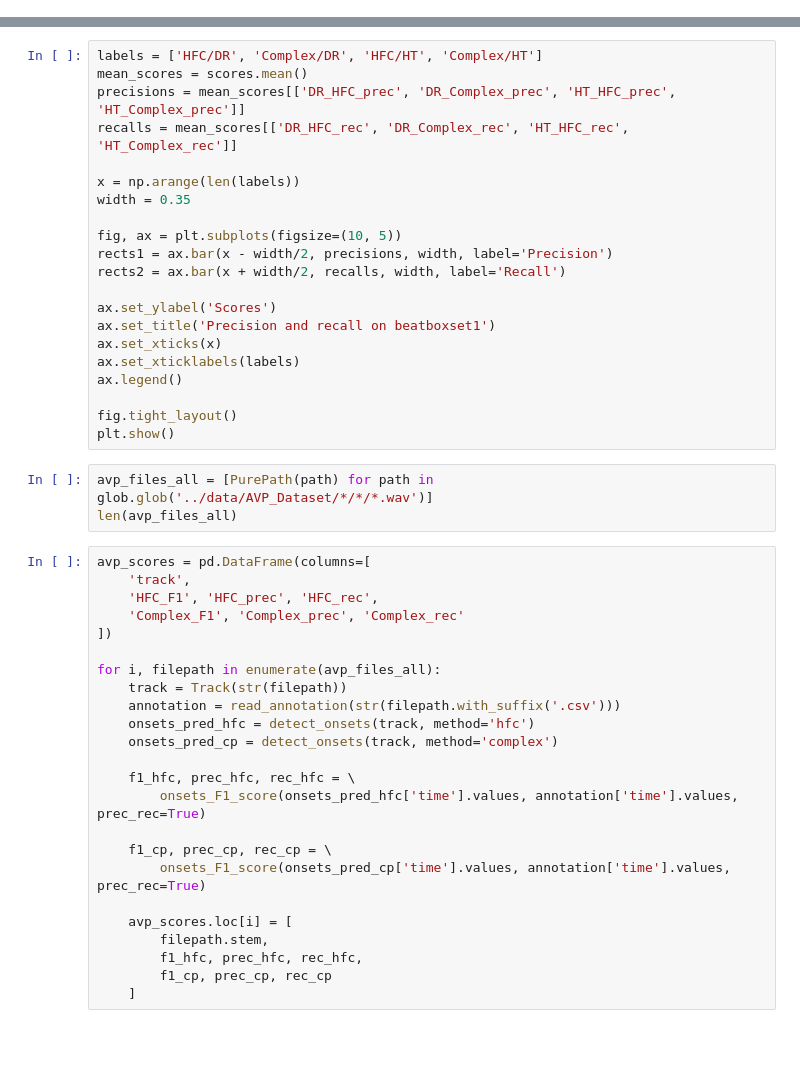
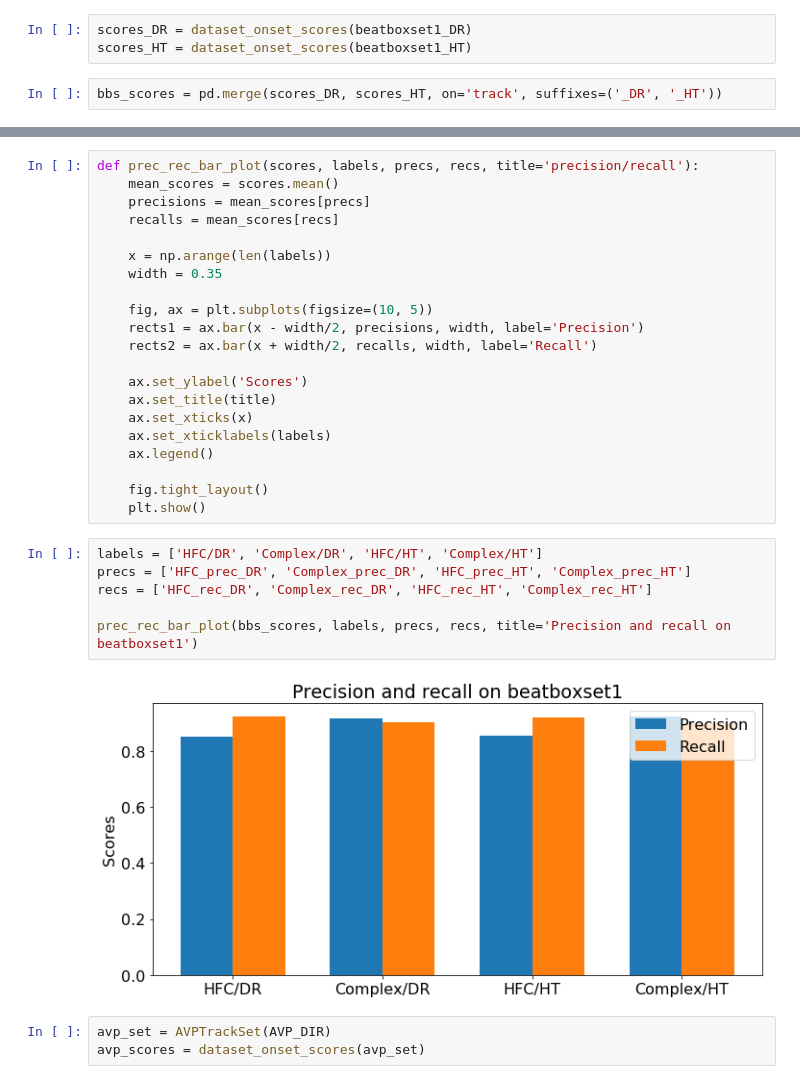
Before and after one commit to flyingleafe/vxs-vpt, a Jupyter notebook: notebooks/Experiments.ipynb, the cells around one changed output, grey strips where cells are left out. Cells and saved outputs as stored; diff of their text form; blank space fills up the shorter version.

```diff
--- a/notebooks/Experiments.ipynb
+++ b/notebooks/Experiments.ipynb
@@ -183,0 +87,5 @@ scores
+# %%
+scores_DR = dataset_onset_scores(beatboxset1_DR)
+scores_HT = dataset_onset_scores(beatboxset1_HT)
+# %%
+bbs_scores = pd.merge(scores_DR, scores_HT, on='track', suffixes=('_DR', '_HT'))
@@ -190,48 +140,32 @@ scores.std()
 # %%
-labels = ['HFC/DR', 'Complex/DR', 'HFC/HT', 'Complex/HT']
-mean_scores = scores.mean()
-precisions = mean_scores[['DR_HFC_prec', 'DR_Complex_prec', 'HT_HFC_prec', 'HT_Complex_prec']]
-recalls = mean_scores[['DR_HFC_rec', 'DR_Complex_rec', 'HT_HFC_rec', 'HT_Complex_rec']]
+def prec_rec_bar_plot(scores, labels, precs, recs, title='precision/recall'):
+    mean_scores = scores.mean()
+    precisions = mean_scores[precs]
+    recalls = mean_scores[recs]
 
-x = np.arange(len(labels))
-width = 0.35
+    x = np.arange(len(labels))
+    width = 0.35
 
-fig, ax = plt.subplots(figsize=(10, 5))
-rects1 = ax.bar(x - width/2, precisions, width, label='Precision')
-rects2 = ax.bar(x + width/2, recalls, width, label='Recall')
+    fig, ax = plt.subplots(figsize=(10, 5))
+    rects1 = ax.bar(x - width/2, precisions, width, label='Precision')
+    rects2 = ax.bar(x + width/2, recalls, width, label='Recall')
 
-ax.set_ylabel('Scores')
-ax.set_title('Precision and recall on beatboxset1')
-ax.set_xticks(x)
-ax.set_xticklabels(labels)
-ax.legend()
+    ax.set_ylabel('Scores')
+    ax.set_title(title)
+    ax.set_xticks(x)
+    ax.set_xticklabels(labels)
+    ax.legend()
 
-fig.tight_layout()
-plt.show()
+    fig.tight_layout()
+    plt.show()
-# %%
-avp_files_all = [PurePath(path) for path in glob.glob('../data/AVP_Dataset/*/*/*.wav')]
-len(avp_files_all)
-# %%
-avp_scores = pd.DataFrame(columns=[
-    'track',
-    'HFC_F1', 'HFC_prec', 'HFC_rec',
-    'Complex_F1', 'Complex_prec', 'Complex_rec'
-])
-
-for i, filepath in enumerate(avp_files_all):
-    track = Track(str(filepath))
-    annotation = read_annotation(str(filepath.with_suffix('.csv')))
-    onsets_pred_hfc = detect_onsets(track, method='hfc')
-    onsets_pred_cp = detect_onsets(track, method='complex')
-
-    f1_hfc, prec_hfc, rec_hfc = \
-        onsets_F1_score(onsets_pred_hfc['time'].values, annotation['time'].values, prec_rec=True)
-
-    f1_cp, prec_cp, rec_cp = \
-        onsets_F1_score(onsets_pred_cp['time'].values, annotation['time'].values, prec_rec=True)
-
-    avp_scores.loc[i] = [
-        filepath.stem,
-        f1_hfc, prec_hfc, rec_hfc,
-        f1_cp, prec_cp, rec_cp
-    ]
+# %%
+labels = ['HFC/DR', 'Complex/DR', 'HFC/HT', 'Complex/HT']
+precs = ['HFC_prec_DR', 'Complex_prec_DR', 'HFC_prec_HT', 'Complex_prec_HT']
+recs = ['HFC_rec_DR', 'Complex_rec_DR', 'HFC_rec_HT', 'Complex_rec_HT']
+
+prec_rec_bar_plot(bbs_scores, labels, precs, recs, title='Precision and recall on beatboxset1')
+# %% [output]
+[figure, added]
+# %%
+avp_set = AVPTrackSet(AVP_DIR)
+avp_scores = dataset_onset_scores(avp_set)
```
Also changed, not shown: parts of 28 cells of this notebook, 7 other files.
